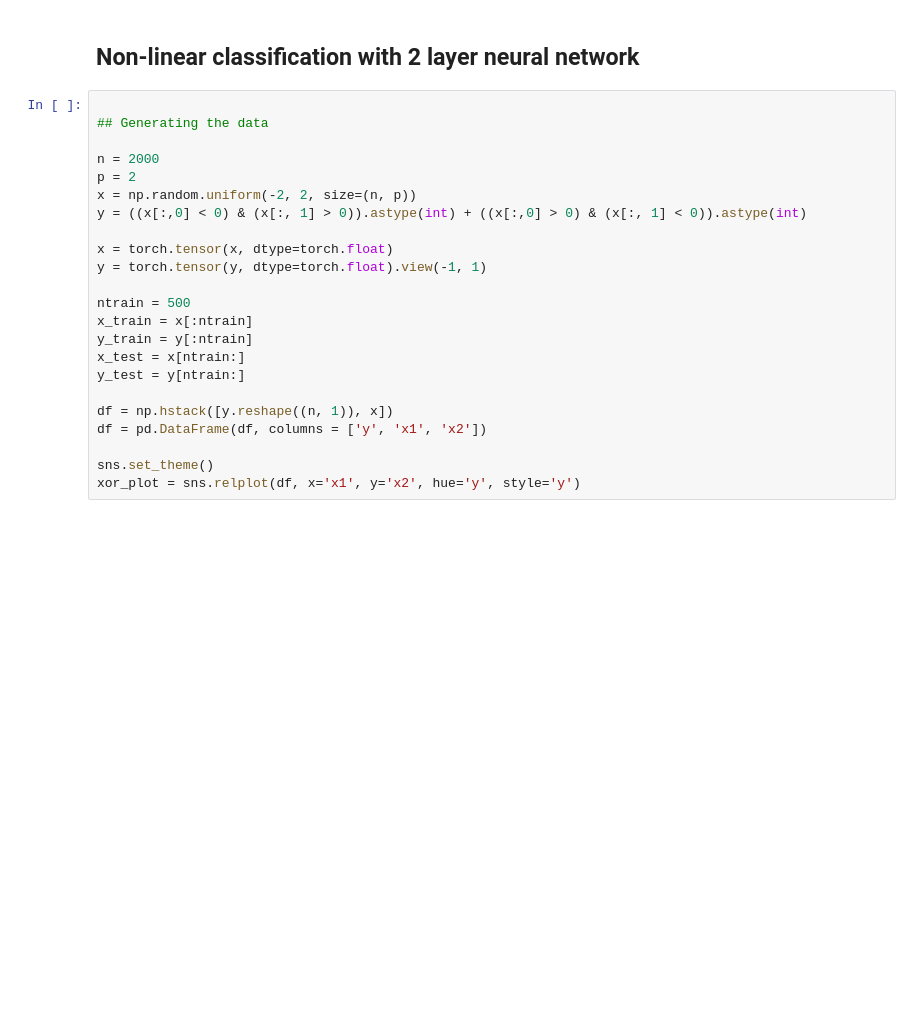
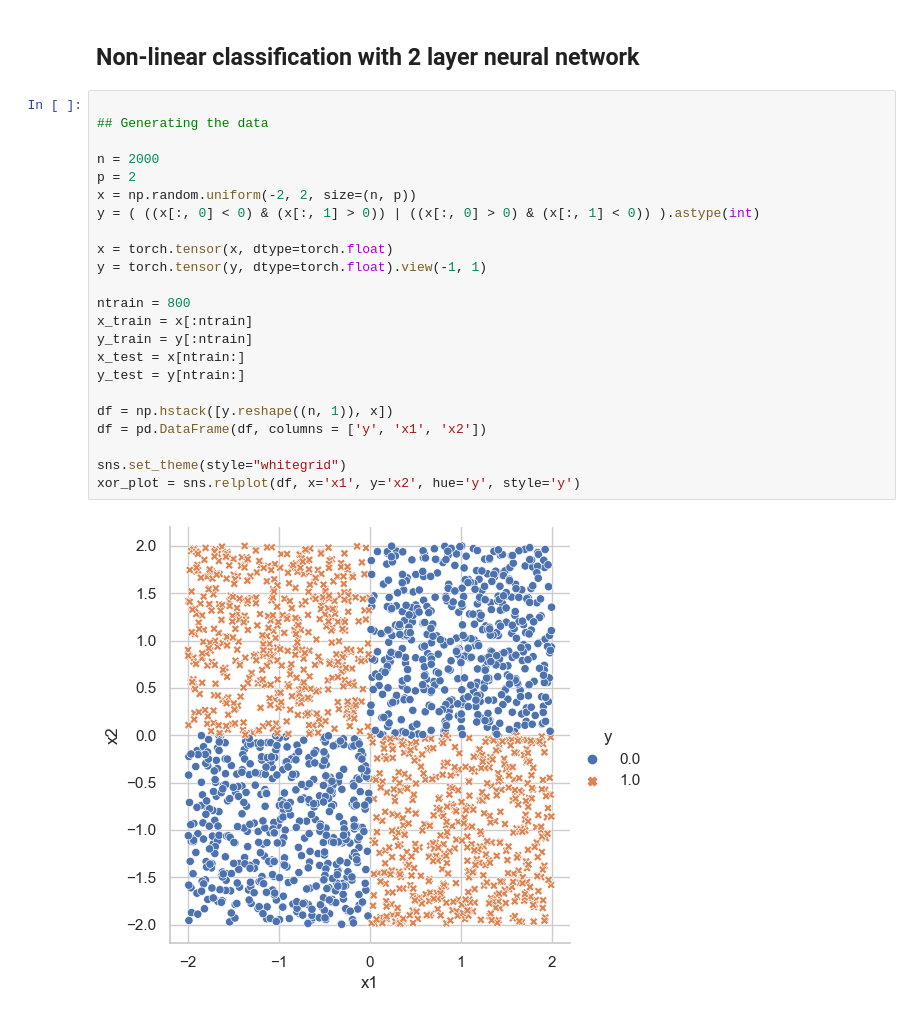
Before and after one commit to WGUNDERWOOD/group-meeting-python-workshop, a Jupyter notebook: pytorch.ipynb, the cells around one changed output. Cells and saved outputs as stored; diff of their text form; blank space fills up the shorter version.

```diff
--- a/pytorch.ipynb
+++ b/pytorch.ipynb
@@ -19,26 +19,28 @@ warnings.filterwarnings('ignore')
 # %%
 
 ## Generating the data
 
 n = 2000
 p = 2
 x = np.random.uniform(-2, 2, size=(n, p))
-y = ((x[:,0] < 0) & (x[:, 1] > 0)).astype(int) + ((x[:,0] > 0) & (x[:, 1] < 0)).astype(int)
+y = ( ((x[:, 0] < 0) & (x[:, 1] > 0)) | ((x[:, 0] > 0) & (x[:, 1] < 0)) ).astype(int)
 
 x = torch.tensor(x, dtype=torch.float)
 y = torch.tensor(y, dtype=torch.float).view(-1, 1)
 
-ntrain = 500
+ntrain = 800
 x_train = x[:ntrain]
 y_train = y[:ntrain]
 x_test = x[ntrain:]
 y_test = y[ntrain:]
 
 df = np.hstack([y.reshape((n, 1)), x])
 df = pd.DataFrame(df, columns = ['y', 'x1', 'x2'])
 
-sns.set_theme()
+sns.set_theme(style="whitegrid")
 xor_plot = sns.relplot(df, x='x1', y='x2', hue='y', style='y')
+# %% [output]
+[figure, added]
 # %%
 
 ## defining a two-layer neural network
```
Also changed, not shown: parts of 6 cells of this notebook, 2 other files.
